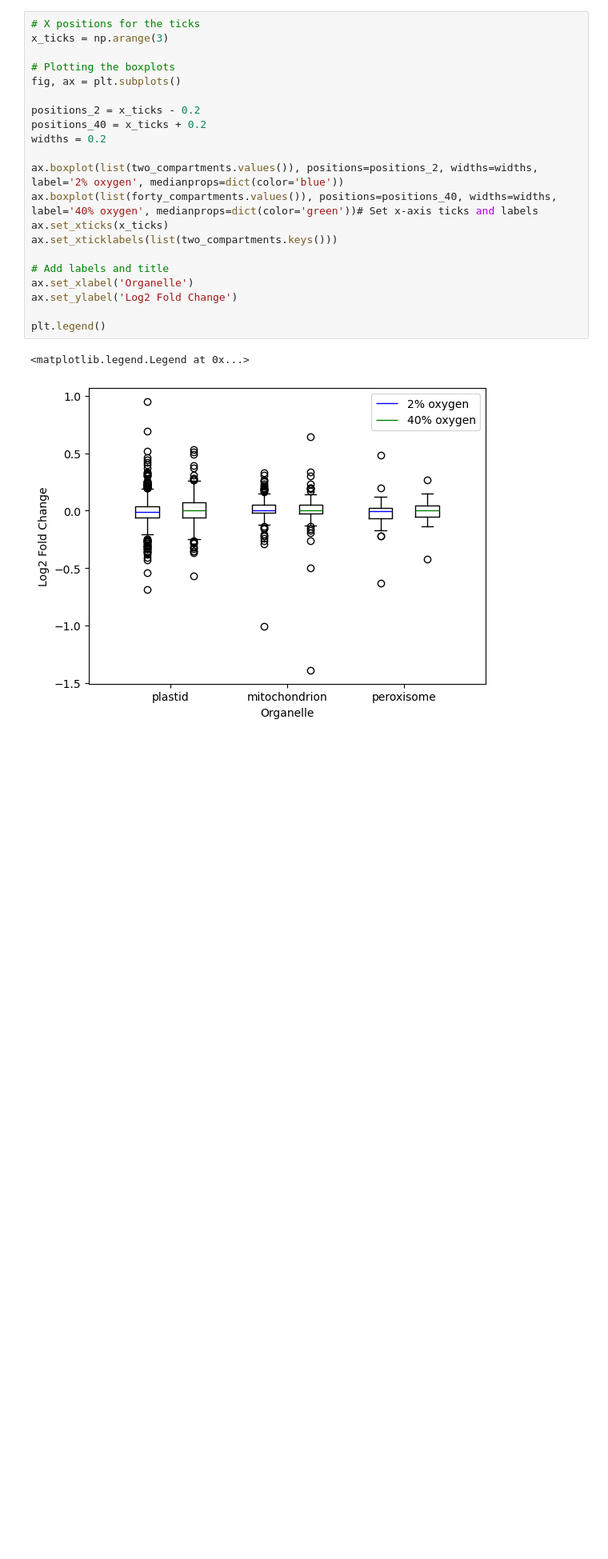
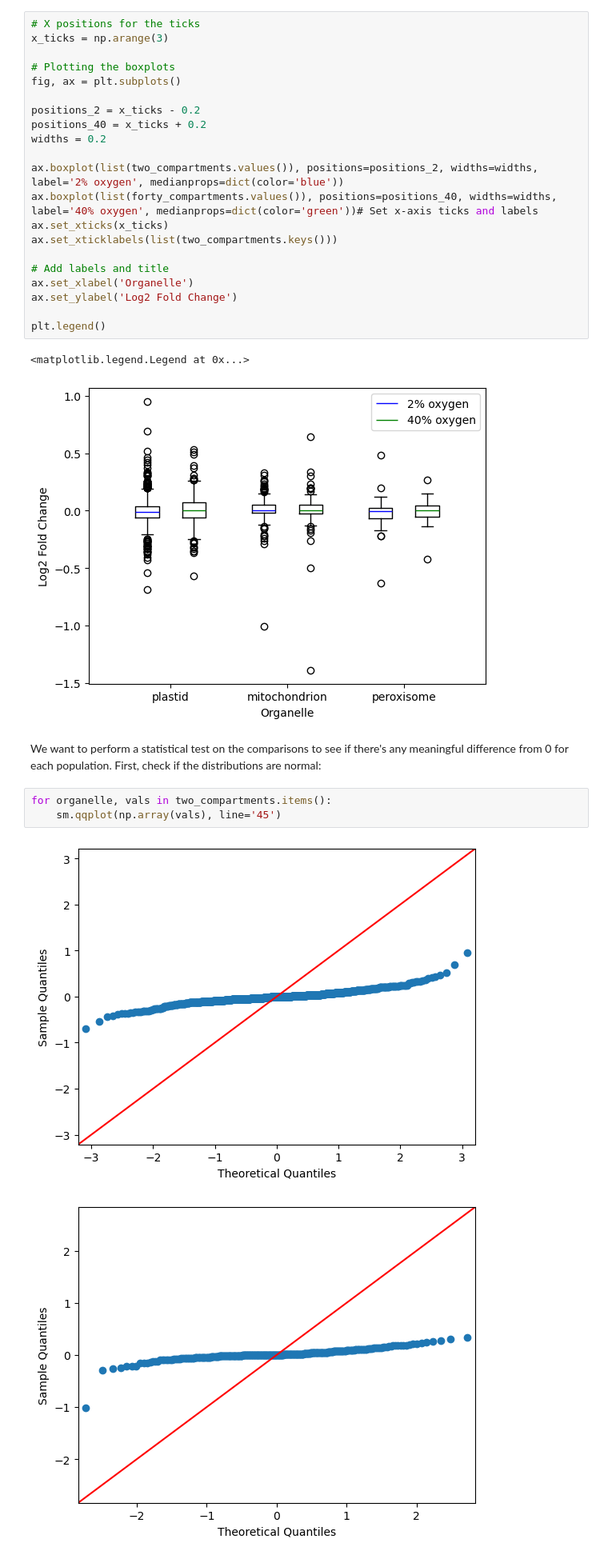
Before and after one commit to serenalotreck/photorespiration-omics, a Jupyter notebook: notebooks/protein_localization.ipynb, the cells around one changed output. Shown at 80% size. Drawn from its saved outputs; the diff is of its cells as text; blank space fills up the shorter version.

Commit message:
Add statistical testing

```diff
--- a/notebooks/protein_localization.ipynb
+++ b/notebooks/protein_localization.ipynb
@@ -196,3 +159,11 @@ plt.legend()
 # %% [output]
 <matplotlib.legend.Legend at 0x...>
 [figure]
+# %% [markdown]
+We want to perform a statistical test on the comparisons to see if there's any meaningful difference from 0 for each population. First, check if the distributions are normal:
+# %%
+for organelle, vals in two_compartments.items():
+    sm.qqplot(np.array(vals), line='45')
+# %% [output]
+[figure, added]
+[figure, added]
```
Also changed, not shown: parts of 8 cells of this notebook.
